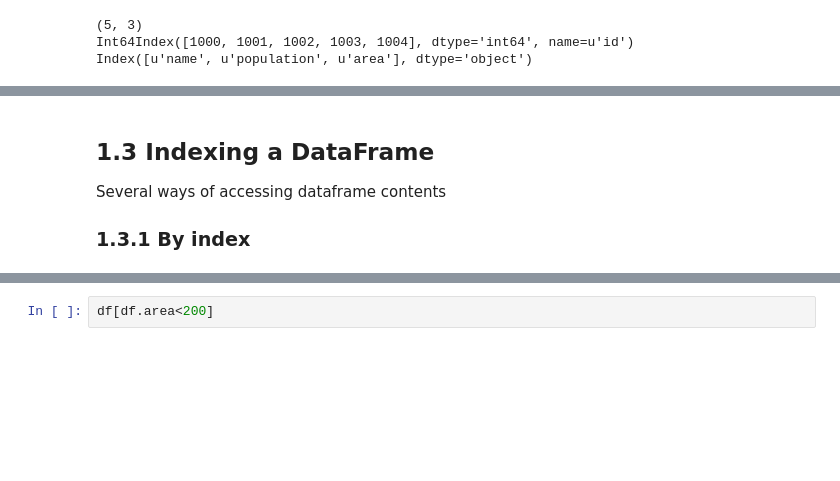
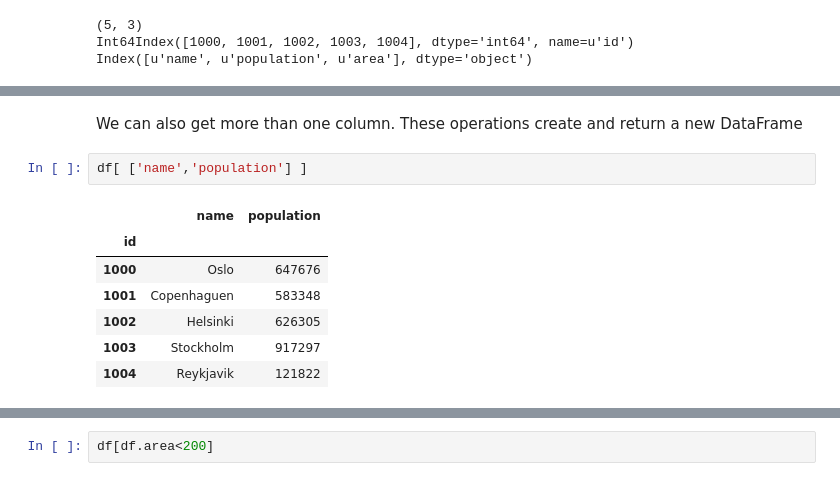
Before and after one commit to paulovn/ml-vm-notebook, a Jupyter notebook: vmfiles/IPNB/Examples/c Pandas/01 Pandas dataframe.ipynb, the cells around one changed output, grey strips where cells are left out. Cells and saved outputs as stored; diff of their text form; blank space fills up the shorter version.

```diff
--- a/vmfiles/IPNB/Examples/c Pandas/01 Pandas dataframe.ipynb
+++ b/vmfiles/IPNB/Examples/c Pandas/01 Pandas dataframe.ipynb
@@ -95,6 +101,14 @@ id
 Name: name, dtype: object
-# %% [markdown]
-## 1.3 Indexing a DataFrame
-Several ways of accessing dataframe contents
-
-### 1.3.1 By index
+# %% [markdown]
+We can also get more than one column.
+These operations create and return a new DataFrame
+# %%
+df[ ['name','population'] ]
+# %% [output]
+|  | name | population |
+| id |  |  |
+| 1000 | Oslo | 647676 |
+| 1001 | Copenhaguen | 583348 |
+| 1002 | Helsinki | 626305 |
+| 1003 | Stockholm | 917297 |
+| 1004 | Reykjavik | 121822 |
```
Also changed, not shown: parts of 25 cells of this notebook, 1 other file.
